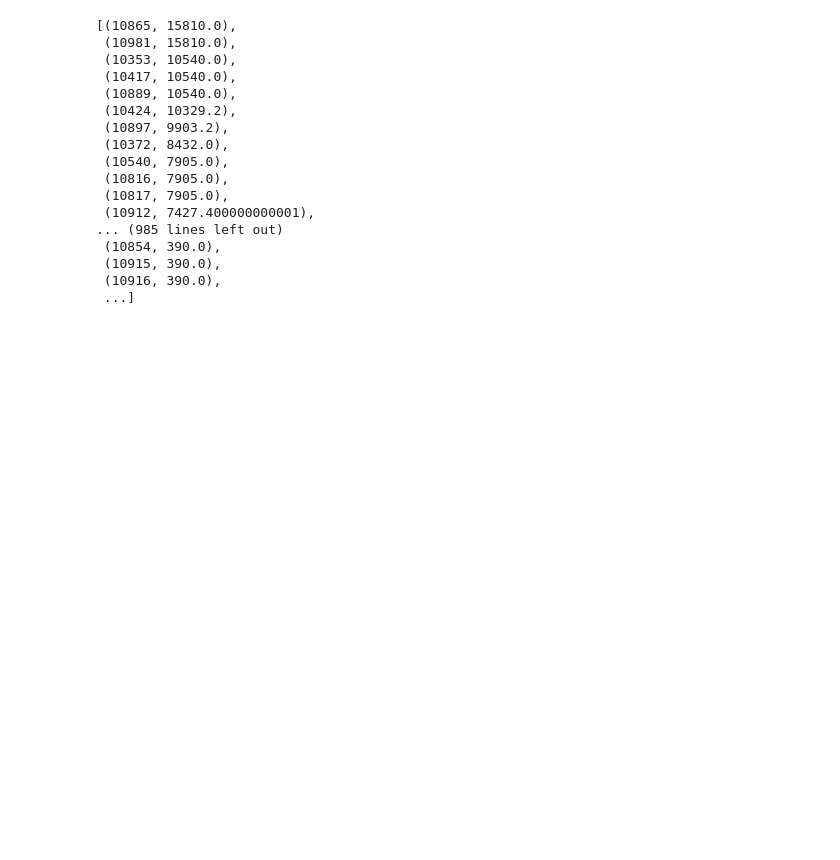
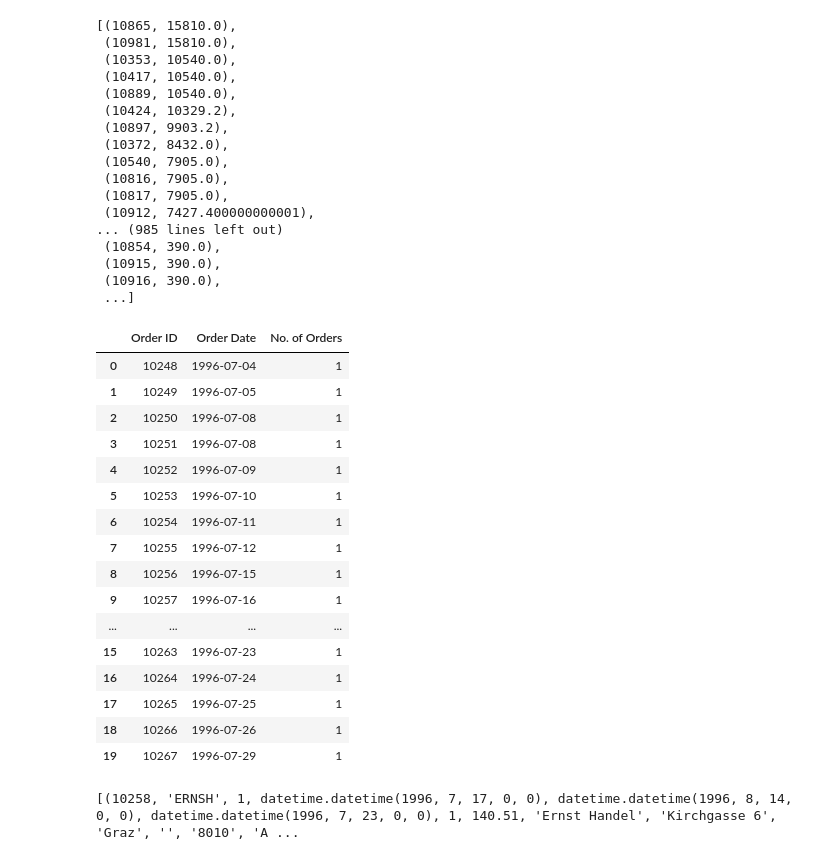
Before and after one commit to Adalab/promo-d-da-modulo1-sprint2-paula-cassia, a Jupyter notebook: Python/ejercicios-python-13.ipynb, the cells around one changed output. Saved outputs shown, nothing was run; the diff lists cells and outputs as text; code cells hidden in the pictures; blank space fills up the shorter version.

```diff
--- a/Python/ejercicios-python-13.ipynb
+++ b/Python/ejercicios-python-13.ipynb
@@ -142,0 +171,59 @@ resultado2
+# %%
+# Query 3: numero de pedidos por dia en un dataframe
+mydb = mysql.connector.connect(
+user='root',
+password='AlumnaAdalab',
+host='127.0.0.1',
+database='northwind')
+
+cursor = mydb.cursor()
+
+query3 = "SELECT order_id, order_date, COUNT(order_id) FROM orders GROUP BY order_id, order_date"
+
+cursor.execute(query3)
+
+resultado3 = cursor.fetchall()
+
+df = pd.DataFrame(resultado3, columns = ['Order ID', 'Order Date', 'No. of Orders'])
+
+df.head(20)
+# %% [output]
+|  | Order ID | Order Date | No. of Orders |
+| 0 | 10248 | 1996-07-04 | 1 |
+| 1 | 10249 | 1996-07-05 | 1 |
+| 2 | 10250 | 1996-07-08 | 1 |
+| 3 | 10251 | 1996-07-08 | 1 |
+| 4 | 10252 | 1996-07-09 | 1 |
+| 5 | 10253 | 1996-07-10 | 1 |
+| 6 | 10254 | 1996-07-11 | 1 |
+| 7 | 10255 | 1996-07-12 | 1 |
+| 8 | 10256 | 1996-07-15 | 1 |
+| 9 | 10257 | 1996-07-16 | 1 |
+| ... | ... | ... | ... |
+| 15 | 10263 | 1996-07-23 | 1 |
+| 16 | 10264 | 1996-07-24 | 1 |
+| 17 | 10265 | 1996-07-25 | 1 |
+| 18 | 10266 | 1996-07-26 | 1 |
+| 19 | 10267 | 1996-07-29 | 1 |
+# %%
+# Query 4: pedidos hechos por Nancy Davolio
+
+mydb = mysql.connector.connect(
+user='root',
+password='AlumnaAdalab',
+host='127.0.0.1',
+database='northwind')
+
+cursor = mydb.cursor()
+
+query4 = 'SELECT * FROM orders WHERE employee_id IN (SELECT employee_id FROM employees WHERE first_name = "Nancy" AND last_name = "Davolio")'
+
+cursor.execute(query4)
+
+resultado4 = cursor.fetchall()
+print(resultado4)
+
+cursor.close()
+mydb.close()
+# %% [output]
+[(10258, 'ERNSH', 1, datetime.datetime(1996, 7, 17, 0, 0), datetime.datetime(1996, 8, 14, 0, 0), datetime.datetime(1996, 7, 23, 0, 0), 1, 140.51, 'Ernst Handel', 'Kirchgasse 6', 'Graz', '', '8010', 'A ...
```
Also changed, not shown: parts of 6 cells of this notebook, 2 other files.
